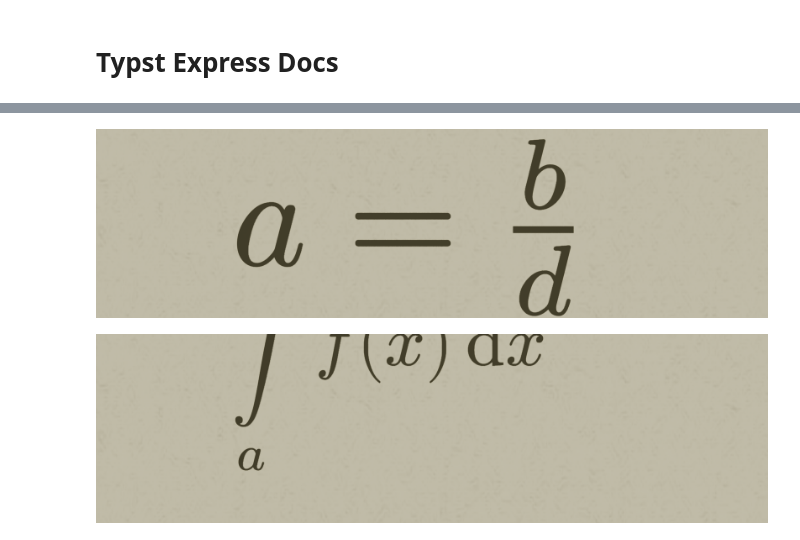
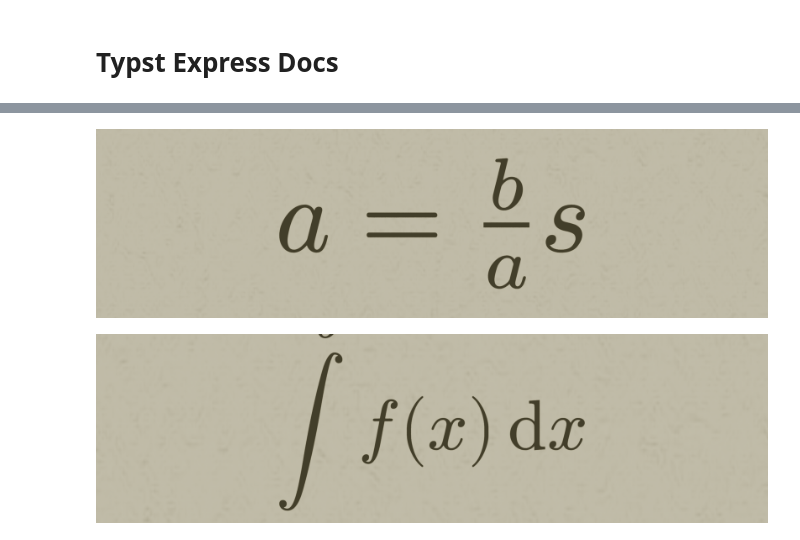
Before and after one commit to kolibril13/bpy-gallery, a Jupyter notebook: docs/n4_typst_examples.ipynb, the cells around one changed output, grey strips where cells are left out. Drawn from its saved outputs; the diff is of its cells as text; code cells hidden in the pictures.

```diff
--- a/docs/n4_typst_examples.ipynb
+++ b/docs/n4_typst_examples.ipynb
@@ -33,3 +33,27 @@ def render_result():
     display(Image(filename=output_path))
 # %%
 fresh_scene()
+# %%
+from typst_importer.curve_utils import get_curve_collection_bounds
+from mathutils import Vector
+
+def adjust_camera_to_collection(c, padding_factor=0.2):
+    min_p, max_p = get_curve_collection_bounds(c)
+
+    # Position camera to frame the object bounds
+    center = (min_p + max_p) / 2
+    size = max_p - min_p
+    max_dim = max(size.x, size.y, size.z)
+
+    # Add padding to ensure everything is visible
+    padding = padding_factor * max_dim  # Default 20% padding on each side
+    min_p = Vector((min_p.x - padding, min_p.y - padding, min_p.z - padding))
+    max_p = Vector((max_p.x + padding, max_p.y + padding, max_p.z + padding))
+
+    camera = bpy.data.objects['Camera']
+    camera.location = (center.x, center.y, center.z + max_dim*2) # Position camera above
+    camera.rotation_euler = (0, 0, 0) # Point camera straight down
+
+    # Set orthographic camera to frame the content with extra padding
+    bpy.context.scene.camera.data.type = 'ORTHO'
+    bpy.context.scene.camera.data.ortho_scale = max_dim * 2.2 # Increased padding for better visibility
@@ -36,14 +73,14 @@ fresh_scene()
 # %%
 from typst_importer.typst_to_svg import typst_express
 from typst_importer.curve_utils import shift_scene_content
-
+fresh_scene()
 c = typst_express(
-    "$ a = b/d$",
+    "$ a = b/a s$",
     scale_factor=200,
     origin_to_char=True,
     join_curves=True,
 )
-#shift_scene_content(c, margin=.2)
+adjust_camera_to_collection(c)
 render_result()
 # %% [output]
-[figure, old version]
+[figure, new version]
@@ -52,9 +87,11 @@ fresh_scene()
 # %%
+fresh_scene()
 content = "$ limits(integral)_a^b f(x) dif x $"
 c = typst_express(content, name="Integral Example")
+adjust_camera_to_collection(c, padding_factor=200)
 render_result()
 # %% [output]
-[figure, old version]
+[figure, new version]
 # %%
 c = typst_express("""
 #let korange() = text(fill: orange)[$k$]
```
Also changed, not shown: parts of 2 cells of this notebook.
